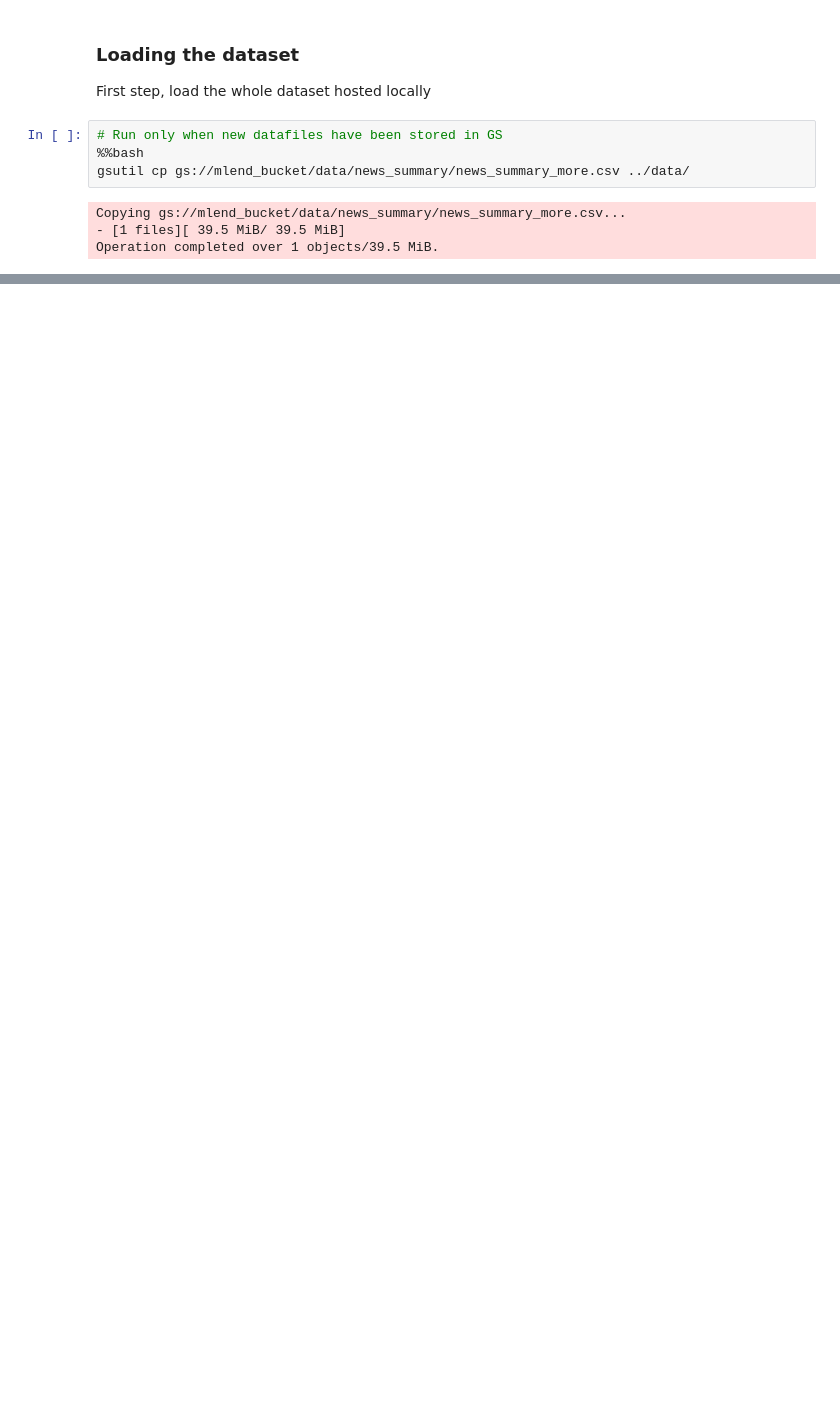
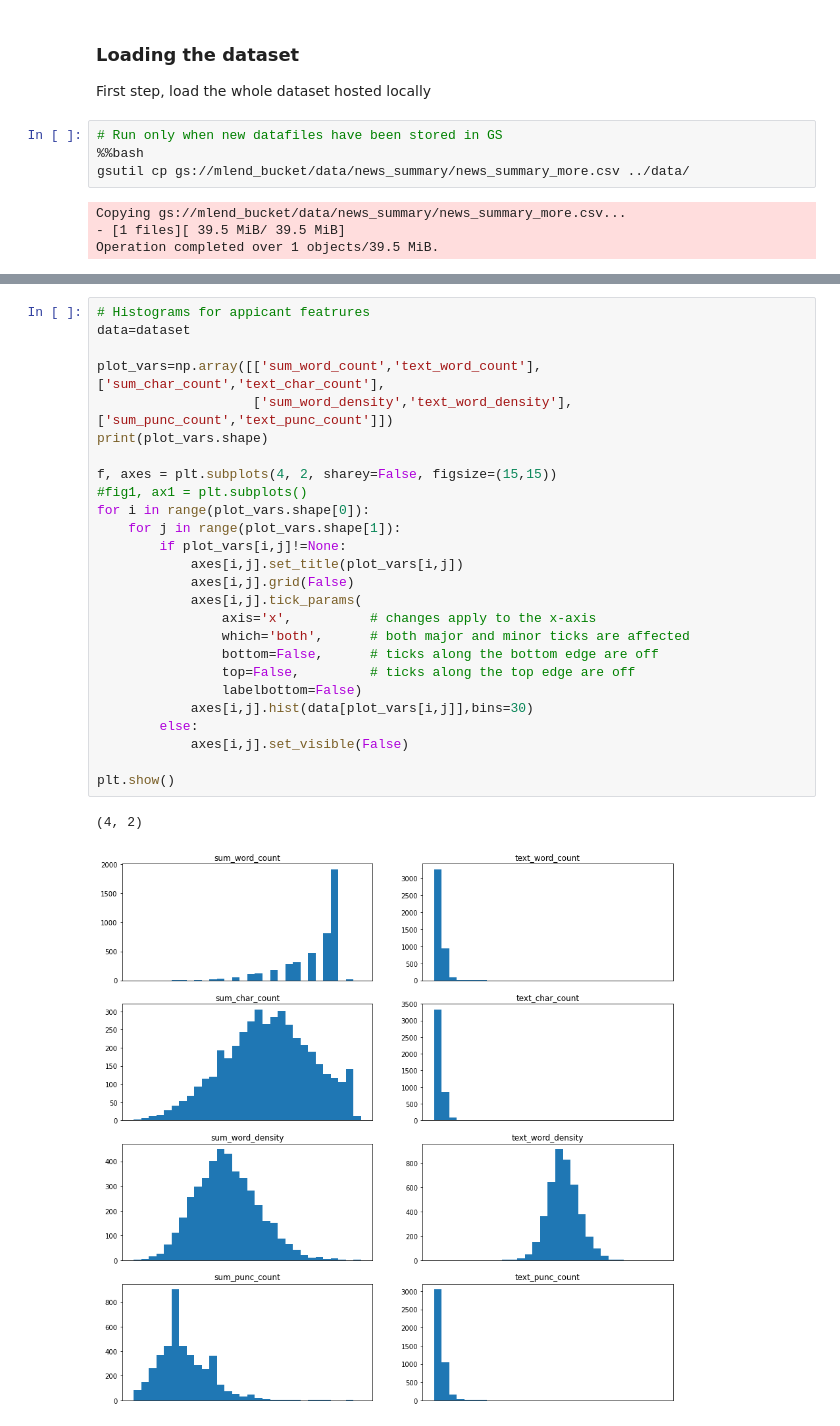
Before and after one commit to edumunozsala/MLE_Capstone_Text_Summarization, a Jupyter notebook: data_analysis/Text_summarization_EDA.ipynb, the cells around one changed output, grey strips where cells are left out. Cells and saved outputs as stored; diff of their text form; blank space fills up the shorter version.

```diff
--- a/data_analysis/Text_summarization_EDA.ipynb
+++ b/data_analysis/Text_summarization_EDA.ipynb
@@ -51,0 +182,29 @@ summary['ctext'][0]
+# %%
+# Histograms for appicant featrures
+data=dataset
+
+plot_vars=np.array([['sum_word_count','text_word_count'],['sum_char_count','text_char_count'],
+                    ['sum_word_density','text_word_density'],['sum_punc_count','text_punc_count']])
+print(plot_vars.shape)
+
+f, axes = plt.subplots(4, 2, sharey=False, figsize=(15,15))
+#fig1, ax1 = plt.subplots()
+for i in range(plot_vars.shape[0]):
+    for j in range(plot_vars.shape[1]):
+        if plot_vars[i,j]!=None:
+            axes[i,j].set_title(plot_vars[i,j])
+            axes[i,j].grid(False)
+            axes[i,j].tick_params(
+                axis='x',          # changes apply to the x-axis
+                which='both',      # both major and minor ticks are affected
+                bottom=False,      # ticks along the bottom edge are off
+                top=False,         # ticks along the top edge are off
+                labelbottom=False)
+            axes[i,j].hist(data[plot_vars[i,j]],bins=30)
+        else:
+            axes[i,j].set_visible(False)
+
+plt.show()
+# %% [output]
+(4, 2)
+[figure, added]
```
Also changed, not shown: parts of 29 cells of this notebook.
